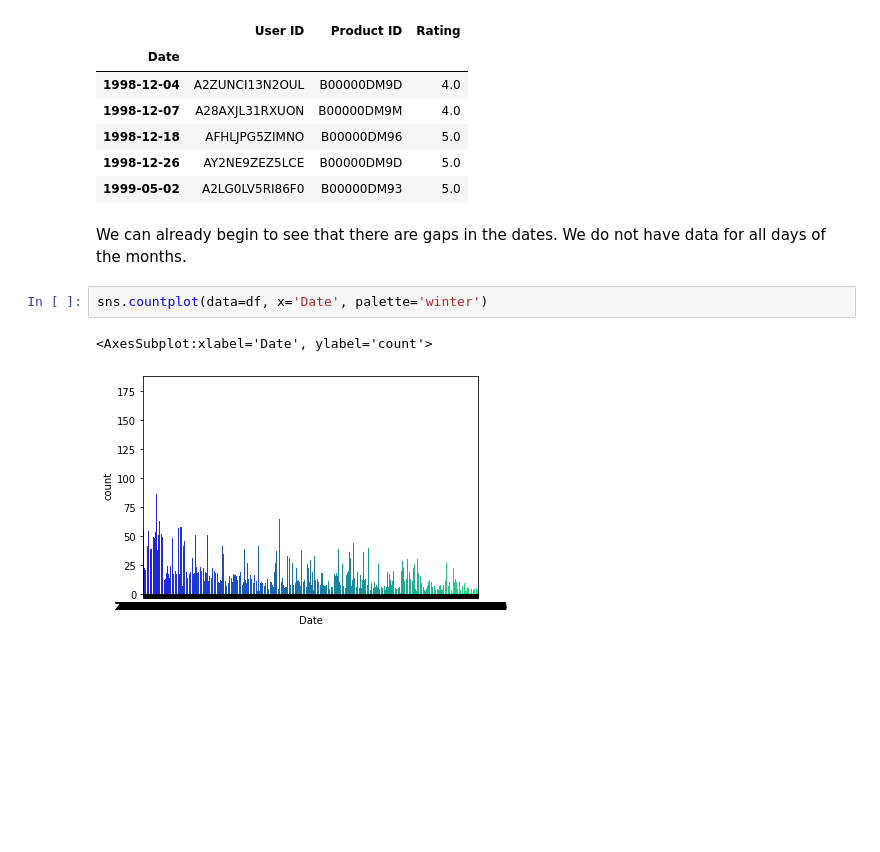
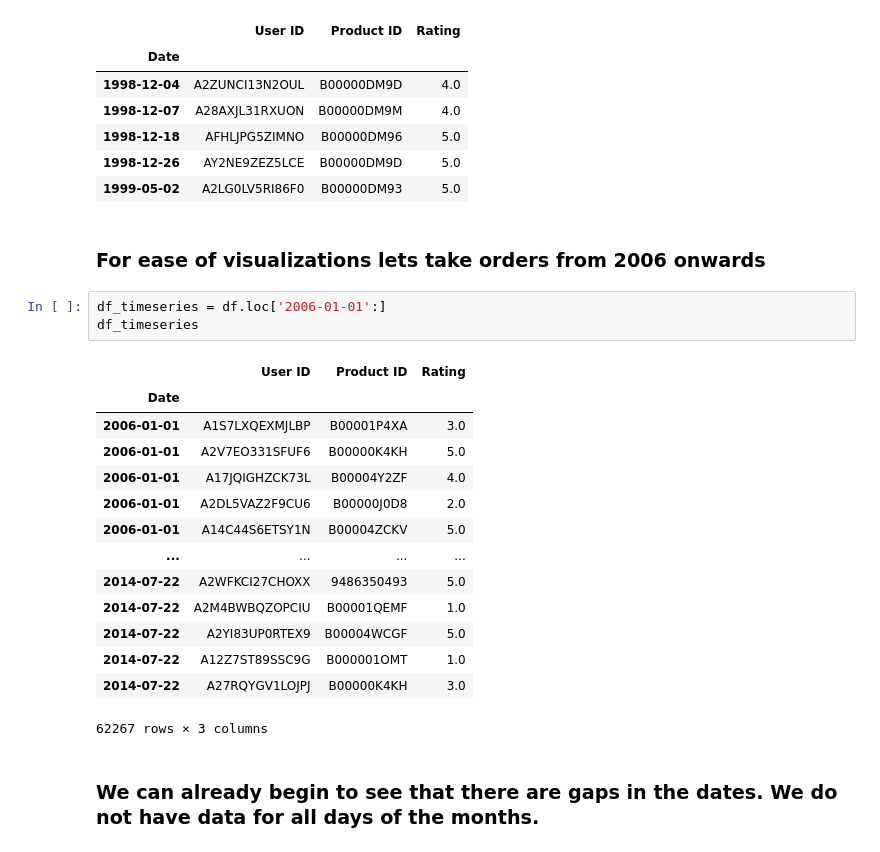
Before and after one commit to Shaheerairaj/Amazon-Product-Recommendation-System, a Jupyter notebook: Amazon Project/Amazon Project.ipynb, the cells around one changed output. Drawn from its saved outputs; the diff is of its cells as text; blank space fills up the shorter version.

```diff
--- a/Amazon Project/Amazon Project.ipynb
+++ b/Amazon Project/Amazon Project.ipynb
@@ -119,10 +120,25 @@ df.head()
 | 1998-12-18 | AFHLJPG5ZIMNO | B00000DM96 | 5.0 |
 | 1998-12-26 | AY2NE9ZEZ5LCE | B00000DM9D | 5.0 |
 | 1999-05-02 | A2LG0LV5RI86F0 | B00000DM93 | 5.0 |
+# %% [markdown]
+### For ease of visualizations lets take orders from 2006 onwards
+# %%
+df_timeseries = df.loc['2006-01-01':]
+df_timeseries
+# %% [output]
+|  | User ID | Product ID | Rating |
+| Date |  |  |  |
+| 2006-01-01 | A1S7LXQEXMJLBP | B00001P4XA | 3.0 |
+| 2006-01-01 | A2V7EO331SFUF6 | B00000K4KH | 5.0 |
+| 2006-01-01 | A17JQIGHZCK73L | B00004Y2ZF | 4.0 |
+| 2006-01-01 | A2DL5VAZ2F9CU6 | B00000J0D8 | 2.0 |
+| 2006-01-01 | A14C44S6ETSY1N | B00004ZCKV | 5.0 |
+| ... | ... | ... | ... |
+| 2014-07-22 | A2WFKCI27CHOXX | 9486350493 | 5.0 |
+| 2014-07-22 | A2M4BWBQZOPCIU | B00001QEMF | 1.0 |
+| 2014-07-22 | A2YI83UP0RTEX9 | B00004WCGF | 5.0 |
+| 2014-07-22 | A12Z7ST89SSC9G | B000001OMT | 1.0 |
+| 2014-07-22 | A27RQYGV1LOJPJ | B00000K4KH | 3.0 |
+62267 rows × 3 columns
 # %% [markdown]
-We can already begin to see that there are gaps in the dates. We do not have data for all days of the months.
+### We can already begin to see that there are gaps in the dates. We do not have data for all days of the months.
-# %%
-sns.countplot(data=df, x='Date', palette='winter')
-# %% [output]
-<AxesSubplot:xlabel='Date', ylabel='count'>
-[figure, removed]
```
Also changed, not shown: parts of 9 cells of this notebook.
